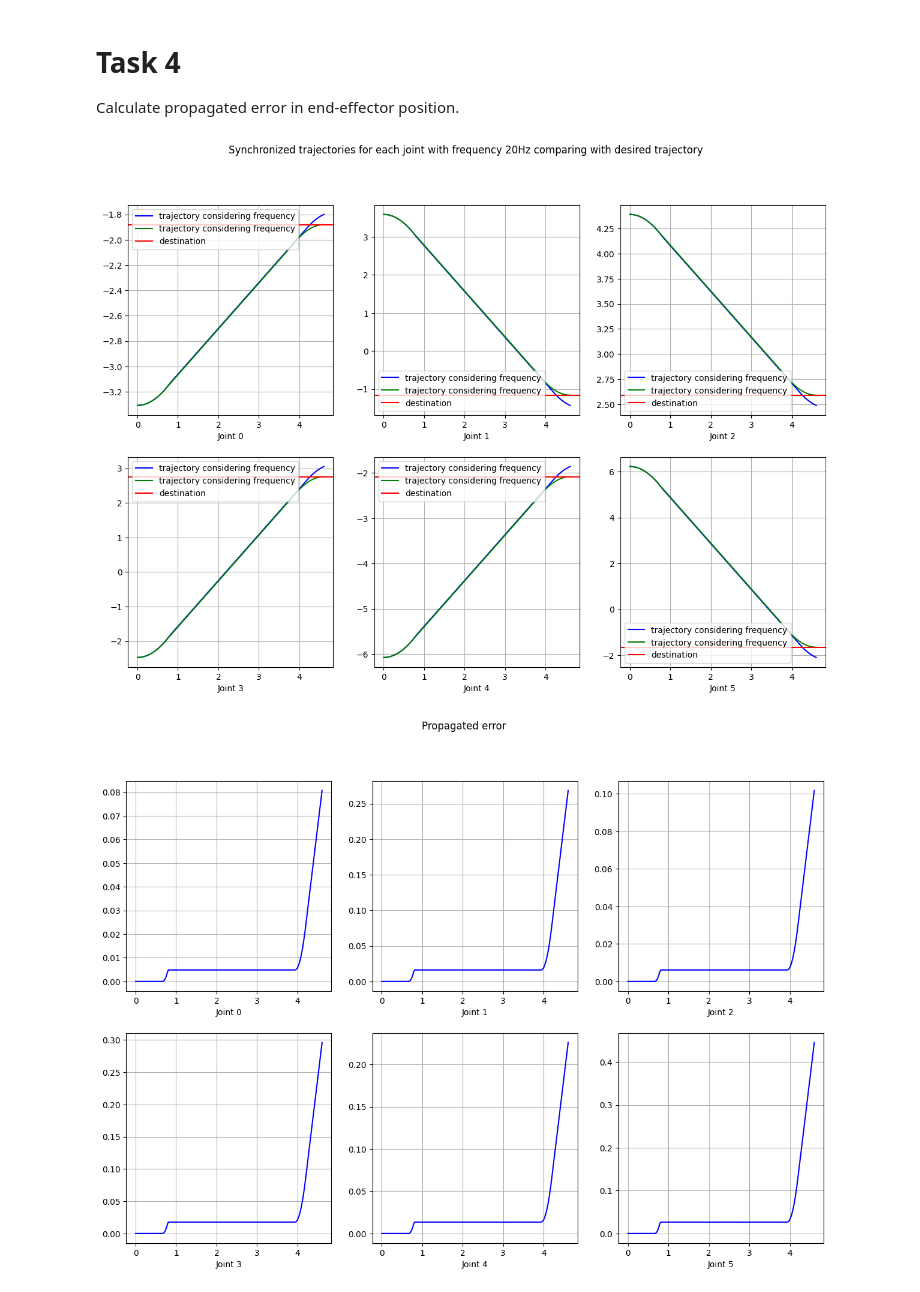
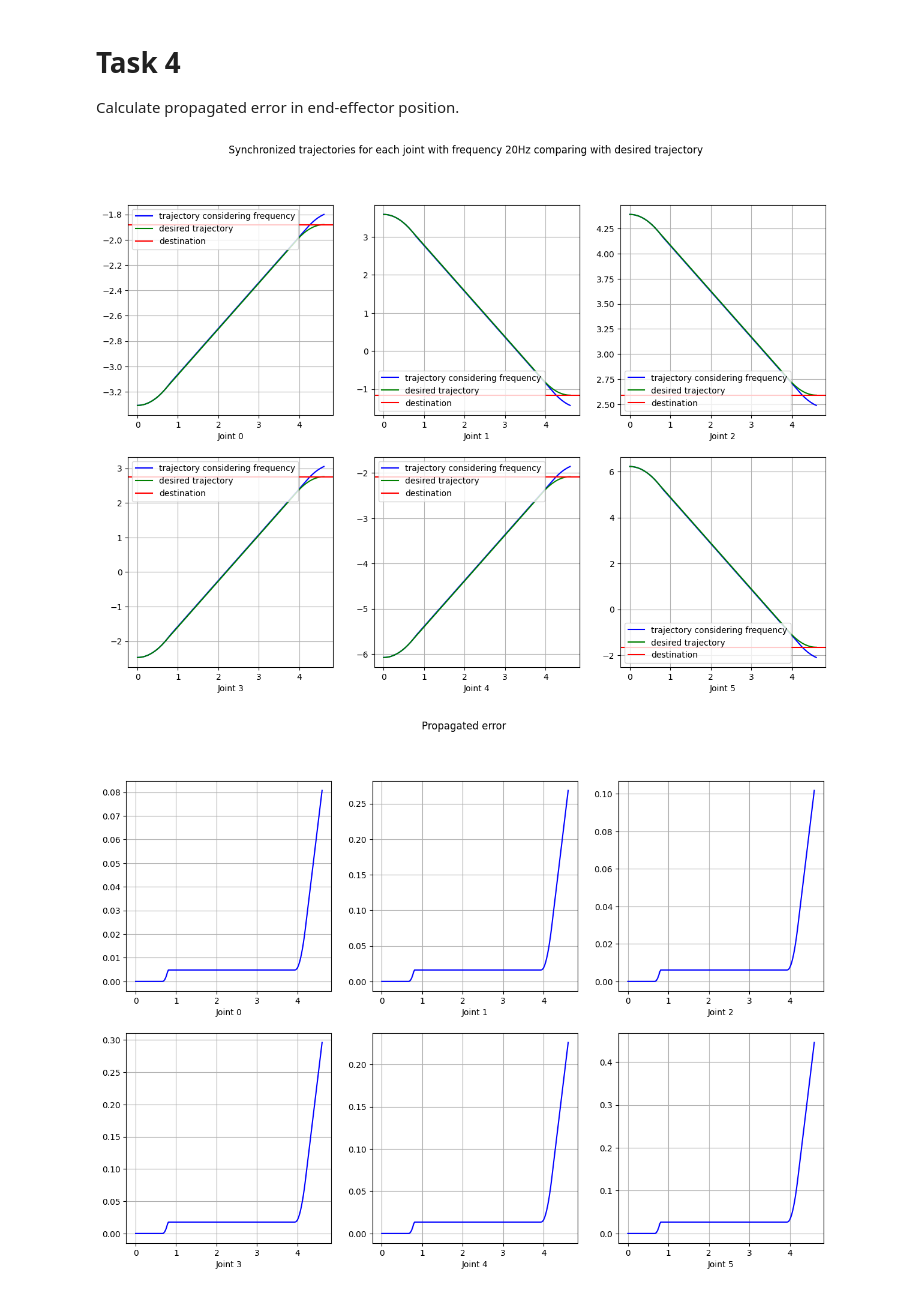
Before and after one commit to EveryoneHATEme/fundamentals_of_robotics, a Jupyter notebook: hw3/trajectory.ipynb, the cells around one changed output. Cells and saved outputs as stored; diff of their text form; code cells hidden in the pictures.

```diff
--- a/hw3/trajectory.ipynb
+++ b/hw3/trajectory.ipynb
@@ -477,18 +477,18 @@ Calculate propagated error in end-effector position.
 # %%
 figure, axes = plt.subplots(2, 3, figsize=(15, 10))
 figure.suptitle('Synchronized trajectories for each joint with frequency 20Hz comparing with desired trajectory')
 
 for i, (timeline, trajectory, destination, timeline_true, trajectory_true) in enumerate(zip(timelines_frequency, trajectories_frequency, final_position, timelines, trajectories)):
     axes[i // 3, i % 3].plot(timeline, trajectory, label='trajectory considering frequency', color='b')
-    axes[i // 3, i % 3].plot(timeline_true, trajectory_true, label='trajectory considering frequency', color='g')
+    axes[i // 3, i % 3].plot(timeline_true, trajectory_true, label='desired trajectory', color='g')
     axes[i // 3, i % 3].grid(True)
     axes[i // 3, i % 3].set_xlabel(f'Joint {i}')
     axes[i // 3, i % 3].axhline(destination, label='destination', color='r')
     axes[i // 3, i % 3].legend()
 
 plt.show()
 # %% [output]
-[figure, old version]
+[figure, new version]
 # %%
 errors = [np.abs(actual - true) for actual, true in zip(trajectories, trajectories_frequency)]
 # %%
```
Also changed, not shown: parts of 7 cells of this notebook.
